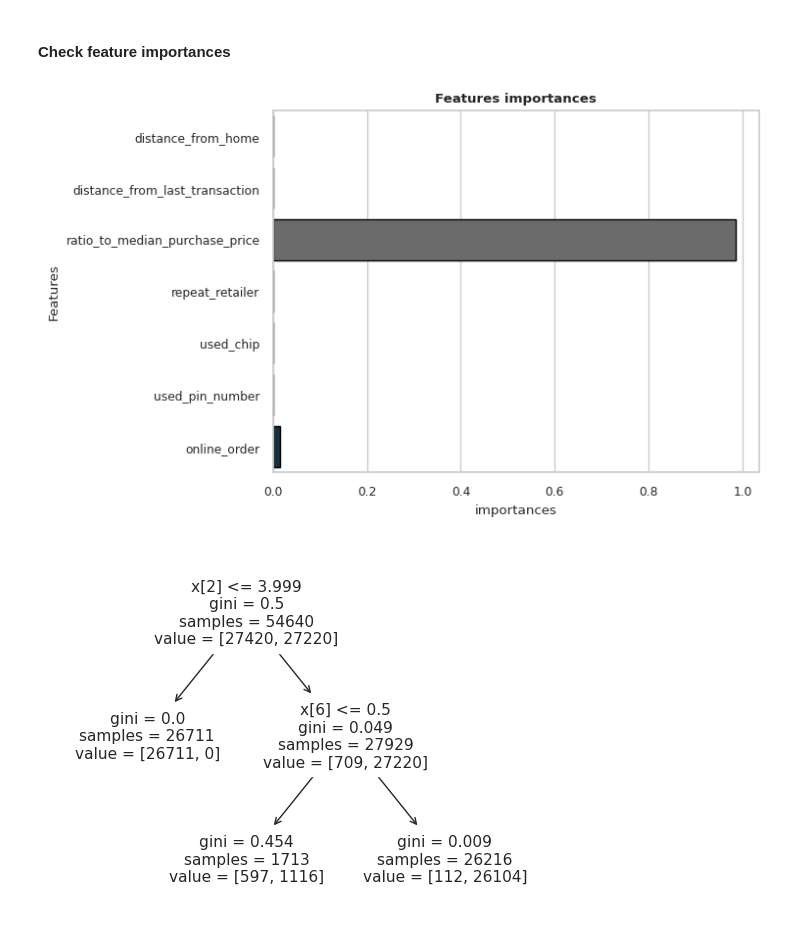
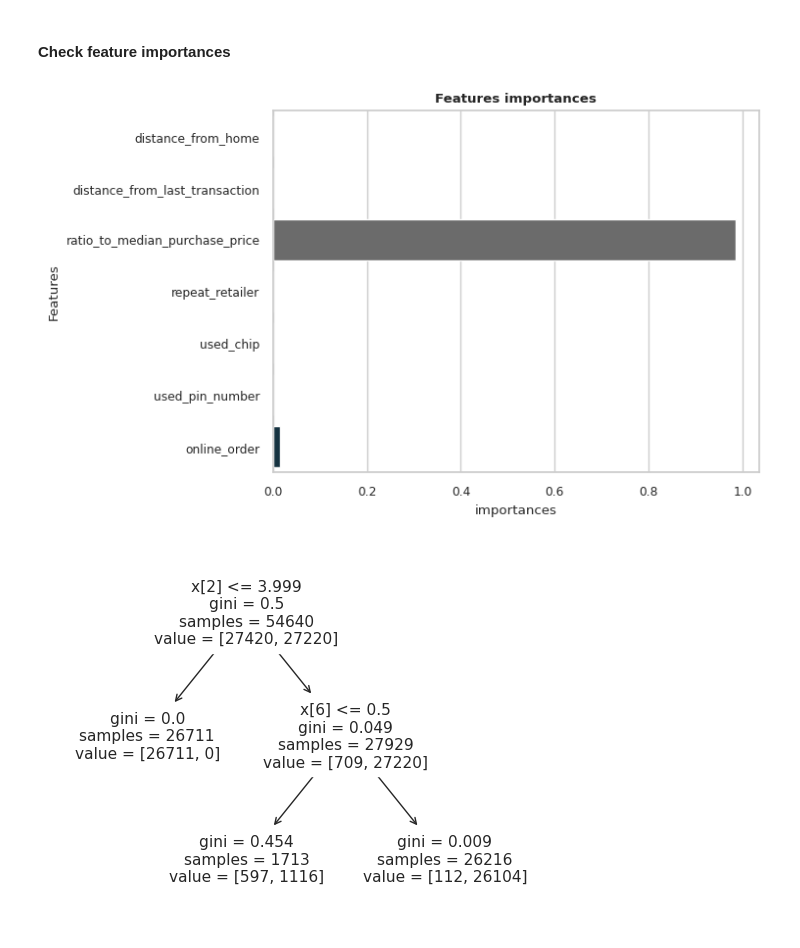
Before and after one commit to William-CCS96/Credit-card-fraud-predictive-model-with_decision_tree_and_random_forest, a Jupyter notebook: notebooks/0.0-credit_card_fraud_predictive_model_with_decision_tree_and_random_forest-introduction.ipynb, the cells around one changed output. Cells and saved outputs as stored; diff of their text form; code cells hidden in the pictures.

```diff
--- a/notebooks/0.0-credit_card_fraud_predictive_model_with_decision_tree_and_random_forest-introduction.ipynb
+++ b/notebooks/0.0-credit_card_fraud_predictive_model_with_decision_tree_and_random_forest-introduction.ipynb
@@ -371,14 +347,14 @@ Cross validation confirms the accuracy of the model
 # %%
 importances = model_tree.feature_importances_
 columns = X.columns
 
-sns.barplot(y = columns, x = importances, edgecolor = "black", linewidth = 1, palette = colors)
+sns.barplot(y = columns, x = importances, linewidth = 1, palette = colors)
 plt.title("Features importances", fontweight='bold')
 plt.xlabel("importances")
 plt.ylabel("Features")
 plt.show()
 # %% [output]
-[figure, old version]
+[figure, new version]
 # %%
 plot_tree(model_tree);
 # %% [output]
```
Also changed, not shown: parts of 8 cells of this notebook, 2 other files.
